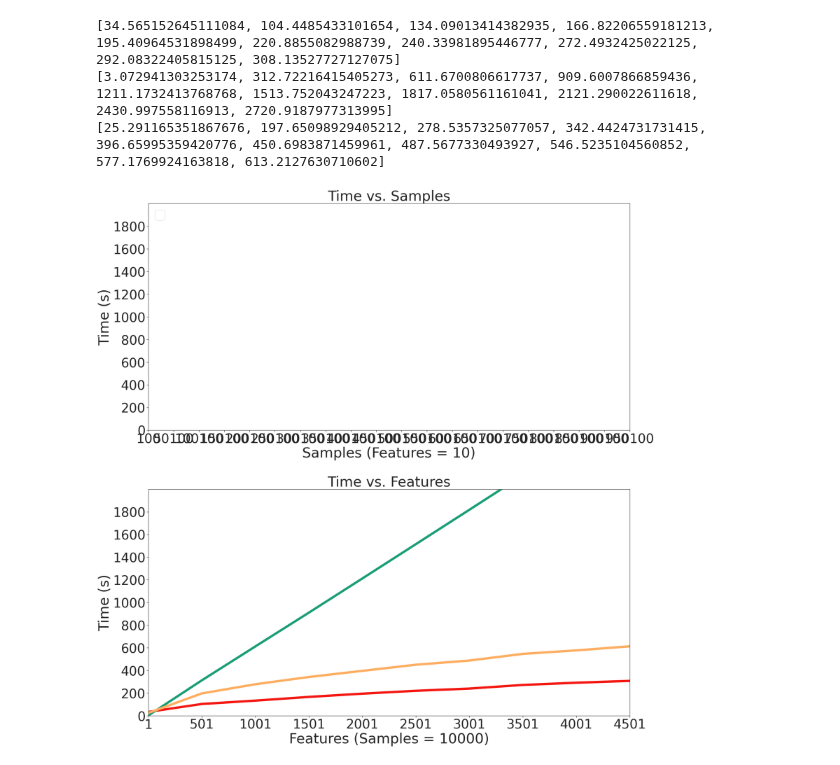
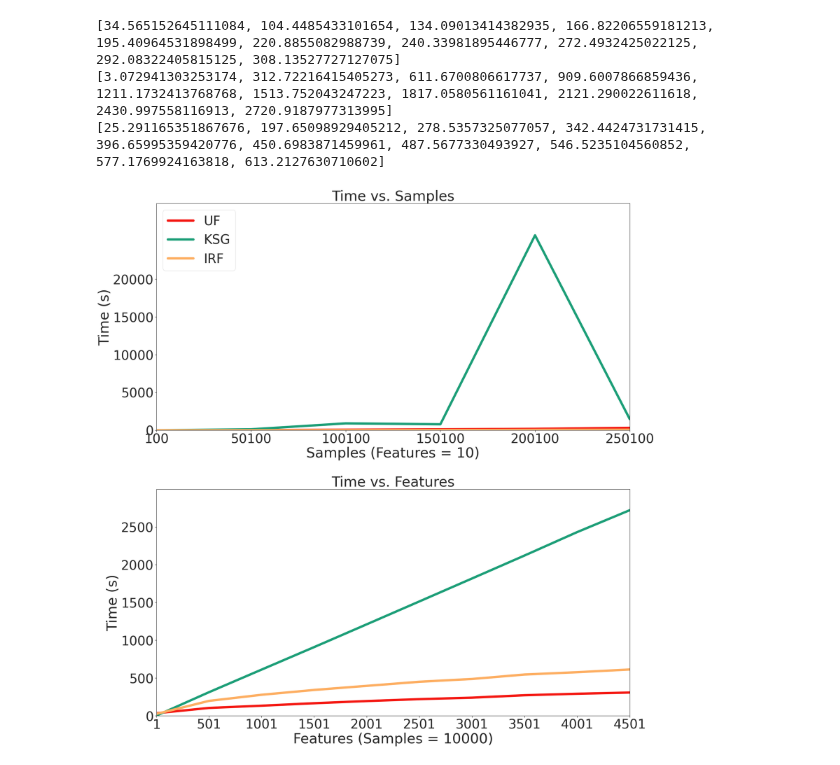
Before and after one commit to neurodata/uncertainty-forest, a Jupyter notebook: figs/TimingBigDataSources.ipynb, the cells around one changed output. Drawn from its saved outputs; the diff is of its cells as text; code cells hidden in the pictures.

Commit message:
timing plot attempt

```diff
--- a/figs/TimingBigDataSources.ipynb
+++ b/figs/TimingBigDataSources.ipynb
@@ -395,4 +395,15 @@ print(irf_elapsed_varyfeatures)
 [34.565152645111084, 104.4485433101654, 134.09013414382935, 166.82206559181213, 195.40964531898499, 220.8855082988739, 240.33981895446777, 272.4932425022125, 292.08322405815125, 308.13527727127075]
 [3.072941303253174, 312.72216415405273, 611.6700806617737, 909.6007866859436, 1211.1732413768768, 1513.752043247223, 1817.0580561161041, 2121.290022611618, 2430.997558116913, 2720.9187977313995]
 [25.291165351867676, 197.65098929405212, 278.5357325077057, 342.4424731731415, 396.65995359420776, 450.6983871459961, 487.5677330493927, 546.5235104560852, 577.1769924163818, 613.2127630710602]
+# %%
+#hardcoded from log - timed out
+ksg_elapsed_varysamples_fromlog = (0.022138118743896484,130.5437409877777,915.2642238140106,795.6373760700226,25801.769067287445,1486.4204728603363)
+uf_elapsed_varysamples_fromlog = (0.02369379997253418,28.24382781982422,74.79136347770691,129.33696842193604,188.93815875053406,322.82367753982544)
+irf_elapsed_varysamples_fromlog = (0.06048989295959473,9.068161010742188,23.289907693862915,41.30687499046326,60.10387182235718,75.78276920318604)
+sample_range_fromlog = range(100,300000,50000)
+
+
+ksg_elapsed_varyfeatures_fromlog = (3.072941303253174,312.72216415405273,611.6700806617737,909.6007866859436,1211.1732413768768,1513.752043247223,1817.0580561161041,2121.290022611618,2430.997558116913,2720.9187977313995)
+uf_elapsed_varyfeatures_fromlog = (34.565152645111084,104.4485433101654,134.09013414382935,166.82206559181213,195.40964531898499,220.8855082988739,240.33981895446777,272.4932425022125,292.08322405815125,308.13527727127075)
+irf_elapsed_varyfeatures_fromlog = (25.291165351867676,197.65098929405212,278.5357325077057,342.4424731731415,396.65995359420776,450.6983871459961,487.5677330493927,546.5235104560852,577.1769924163818,613.2127630710602)
 # %%
@@ -447,34 +507,35 @@ def plot_tvfeatures(ax):
 # %%
 def plot_timefigs():
     sns.set(font_scale = 4)
     sns.set_style("ticks")
     plt.rcParams['figure.figsize'] = [28, 28]
     fig, axes = plt.subplots(2, 1)
-    axes[0].set_ylim(-0.05, 2000.0)
-    axes[1].set_ylim(-0.05, 2000.0)
+    axes[0].set_ylim(-0.05, 30000.0)
+    axes[1].set_ylim(-0.05, 3000.0)
 
-    axes[0].set_xlim(sample_range[0], sample_range[1])
+    axes[0].set_xlim(sample_range_fromlog[0], sample_range_fromlog[1])
     axes[1].set_xlim(feature_range[0],feature_range[1])
-    axes[0].xaxis.set_ticks(sample_range)
+    axes[0].xaxis.set_ticks(sample_range_fromlog)
     axes[1].xaxis.set_ticks(feature_range)
 
-    axes[0].yaxis.set_ticks(np.arange(0.0, 2000.0, 200.0))
-    axes[1].yaxis.set_ticks(np.arange(0.0, 2000.0, 200.0))
+    axes[0].yaxis.set_ticks(np.arange(0.0, 25000.0, 5000.0))
+    axes[1].yaxis.set_ticks(np.arange(0.0, 3000.0, 500.0))
 
     plot_tvsamples(axes[0])
     plot_tvfeatures(axes[1])
 
     axes[0].set_ylabel("Time (s)")
     axes[1].set_ylabel("Time (s)")
     axes[0].set_xlabel("Samples (Features = 10)")
     axes[1].set_xlabel("Features (Samples = 10000)")
 
     axes[0].legend(loc = "upper left")
 
     fig.tight_layout()
-    plt.savefig("fig_timing.pdf")
+    plt.savefig("fig_timing_fromlog.pdf")
+    # plt.savefig("fig_timing.pdf")
     plt.show()
 
 plot_timefigs()
 # %% [output]
-[figure, old version]
+[figure, new version]
```
Also changed, not shown: parts of 1 cell of this notebook, 1 other file.
